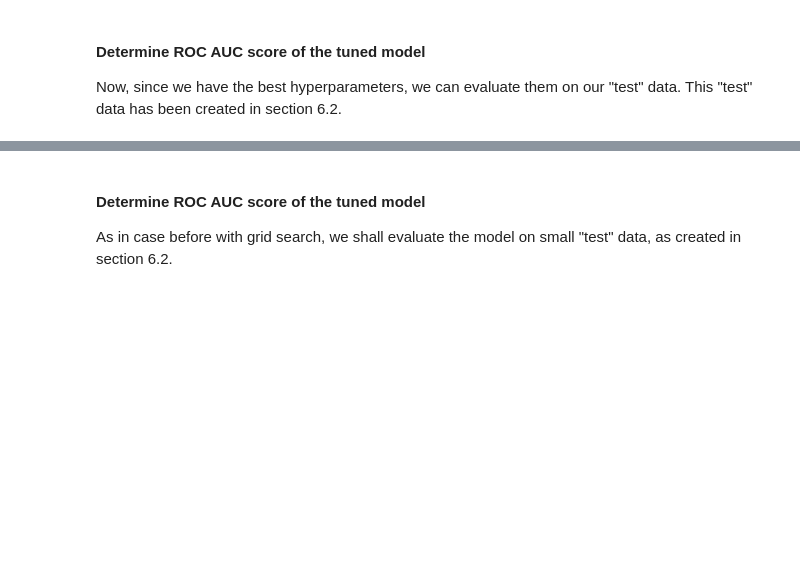
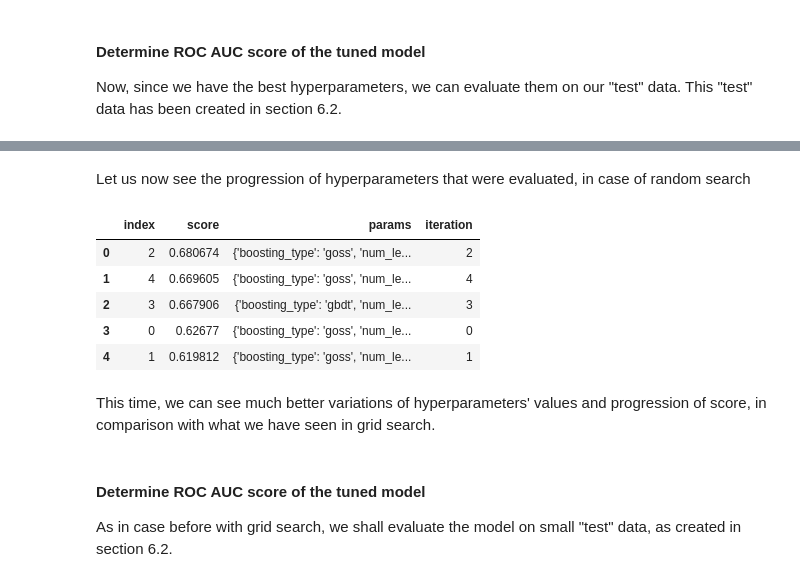
Before and after one commit to tanmoybanerjee2003/dataScience, a Jupyter notebook: Udacity_data_science_capstone/Loan_default_risk_classfier.ipynb, the cells around one changed output, grey strips where cells are left out. Cells and saved outputs as stored; diff of their text form; code cells hidden in the pictures; blank space fills up the shorter version.

```diff
--- a/Udacity_data_science_capstone/Loan_default_risk_classfier.ipynb
+++ b/Udacity_data_science_capstone/Loan_default_risk_classfier.ipynb
@@ -1611,3 +1714,17 @@ The best hyperparameters were:
+# %% [markdown]
+Let us now see the progression of hyperparameters that were evaluated, in case of random search
+# %%
+pd.options.display.max_colwidth = 1000
+random_results
+# %% [output]
+|  | index | score | params | iteration |
+| 0 | 2 | 0.680674 | {'boosting_type': 'goss', 'num_le... | 2 |
+| 1 | 4 | 0.669605 | {'boosting_type': 'goss', 'num_le... | 4 |
+| 2 | 3 | 0.667906 | {'boosting_type': 'gbdt', 'num_le... | 3 |
+| 3 | 0 | 0.62677 | {'boosting_type': 'goss', 'num_le... | 0 |
+| 4 | 1 | 0.619812 | {'boosting_type': 'goss', 'num_le... | 1 |
+# %% [markdown]
+This time, we can see much better variations of hyperparameters' values and progression of score, in comparison with what we have seen in grid search.
 # %% [markdown]
 #### Determine ROC AUC score of the tuned model ####
 As in case before with grid search, we shall evaluate the model on small "test" data, as created in section 6.2.
```
Also changed, not shown: parts of 56 cells of this notebook, 2 other files.
